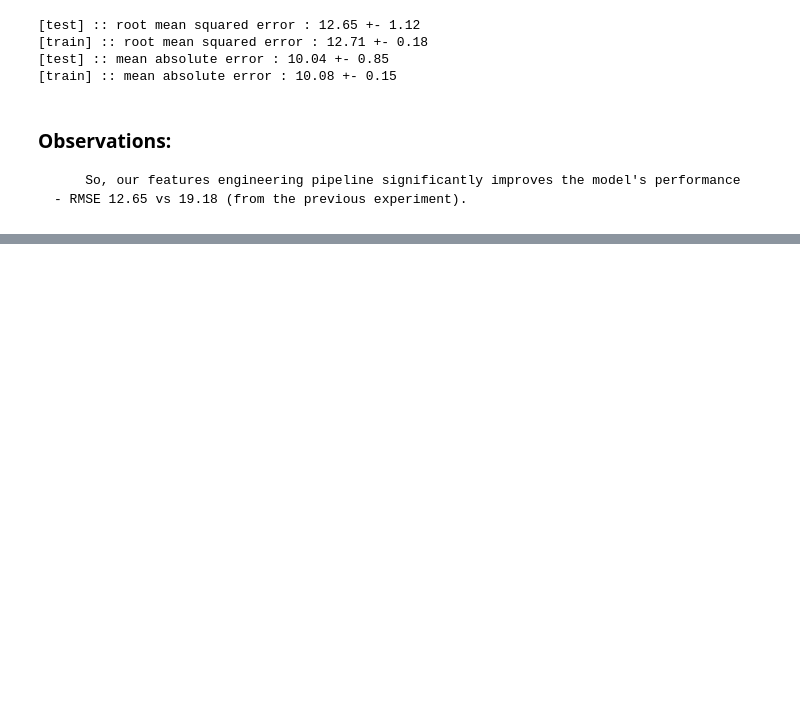
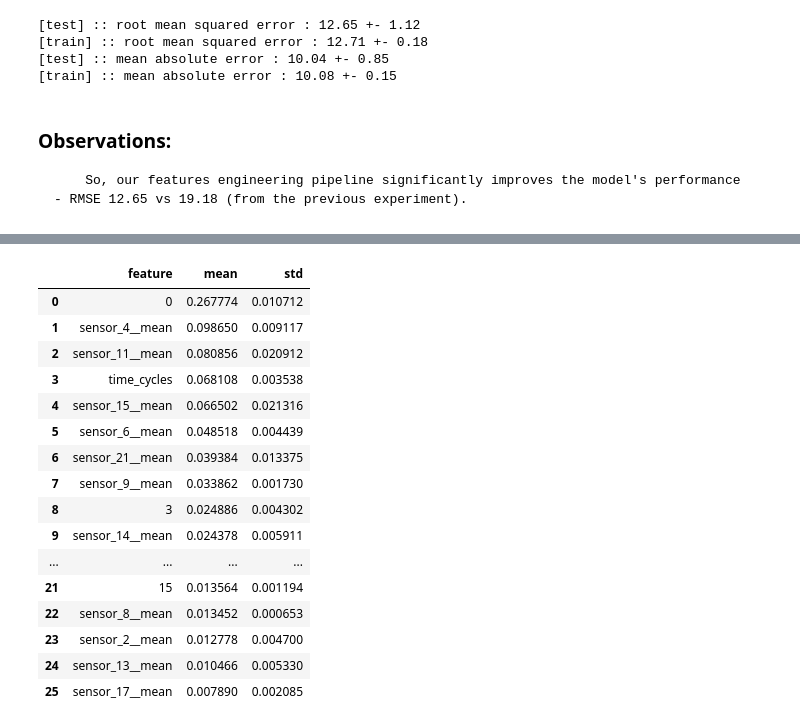
Before and after one commit to AmanSah17/Turbofan-Engine-Remaining_Useful_Life, a Jupyter notebook: 04_predict_rul_with_ml.ipynb, the cells around one changed output, grey strips where cells are left out. Cells and saved outputs as stored; diff of their text form; code cells hidden in the pictures; blank space fills up the shorter version.

```diff
--- a/04_predict_rul_with_ml.ipynb
+++ b/04_predict_rul_with_ml.ipynb
@@ -625,0 +711,26 @@ cv_res = evaluate(
+# %%
+ngb_base = DecisionTreeRegressor(
+    criterion="friedman_mse",
+    max_depth=5,
+    max_features=0.8,
+    min_samples_leaf=50,
+    min_samples_split=80,
+)
+
+ngb = NGBRegressor(
+    Dist=Poisson,
+    Base=ngb_base,
+    learning_rate=0.01,
+    col_sample=0.8,
+    minibatch_frac=0.5,
+    n_estimators=500,
+)
+
+cv_res = evaluate(
+    ngb,
+    X=X_train[y_train > 0].values,
+    y=y_train[y_train > 0],
+    groups=train_units_df[y_train > 0]["unit"],
+    cv=CustomGroupKFold(n_splits=5),
+    n_jobs=6,
+)
@@ -625,0 +750,37 @@ cv_res = evaluate(
+# %%
+for i, cv_estimator in enumerate(cv_res["estimator"]):
+    df = pd.DataFrame(
+        {
+            "cv_iter": [i] * len(X_train.columns),
+            "feature": X_train.columns,
+            "importance": cv_estimator.feature_importances_.reshape(-1).round(5),
+        }
+    )
+    ftr_importance = pd.concat([ftr_importance, df], ignore_index=True)
+
+ftr_importance_agg = (
+    ftr_importance.groupby("feature")["importance"]
+    .agg(["mean", "std"])
+    .sort_values("mean", ascending=False)
+    .reset_index()
+)
+
+ftr_importance_agg
+# %% [output]
+|  | feature | mean | std |
+| 0 | 0 | 0.267774 | 0.010712 |
+| 1 | sensor_4__mean | 0.098650 | 0.009117 |
+| 2 | sensor_11__mean | 0.080856 | 0.020912 |
+| 3 | time_cycles | 0.068108 | 0.003538 |
+| 4 | sensor_15__mean | 0.066502 | 0.021316 |
+| 5 | sensor_6__mean | 0.048518 | 0.004439 |
+| 6 | sensor_21__mean | 0.039384 | 0.013375 |
+| 7 | sensor_9__mean | 0.033862 | 0.001730 |
+| 8 | 3 | 0.024886 | 0.004302 |
+| 9 | sensor_14__mean | 0.024378 | 0.005911 |
+| ... | ... | ... | ... |
+| 21 | 15 | 0.013564 | 0.001194 |
+| 22 | sensor_8__mean | 0.013452 | 0.000653 |
+| 23 | sensor_2__mean | 0.012778 | 0.004700 |
+| 24 | sensor_13__mean | 0.010466 | 0.005330 |
+| 25 | sensor_17__mean | 0.007890 | 0.002085 |
```
Also changed, not shown: parts of 22 cells of this notebook.
